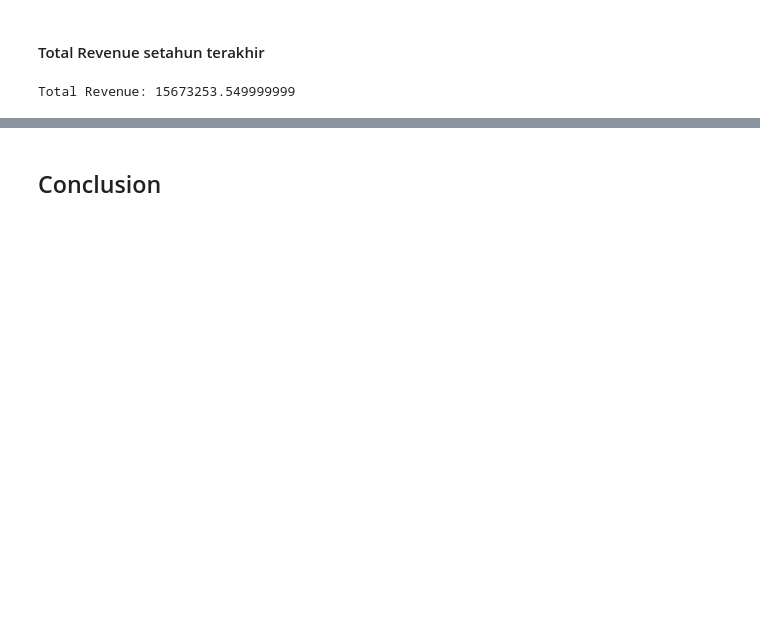
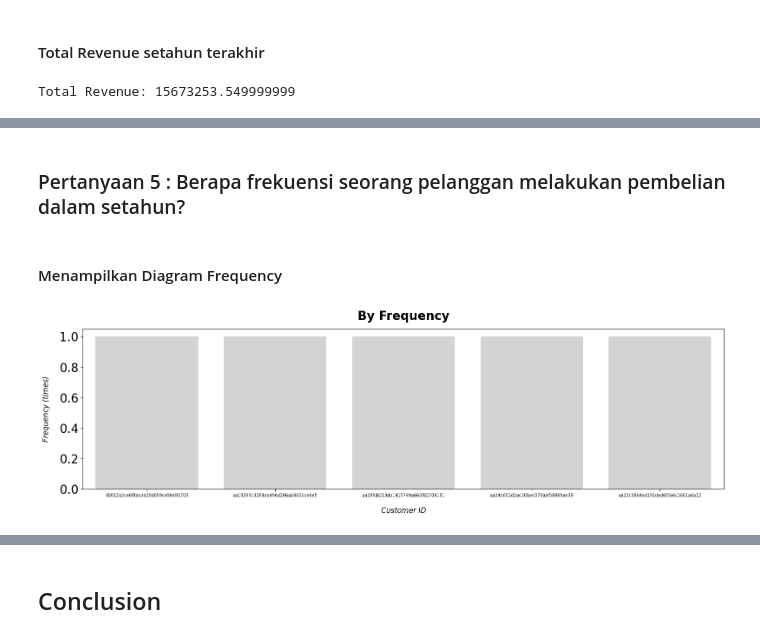
Before and after one commit to Ponyhowlf/Final_Proyek_Analisis_Data, a Jupyter notebook: Final_proyek_analisis_data.ipynb, the cells around one changed output, grey strips where cells are left out. Saved outputs shown, nothing was run; the diff lists cells and outputs as text; code cells hidden in the pictures; blank space fills up the shorter version.

```diff
--- a/Final_proyek_analisis_data.ipynb
+++ b/Final_proyek_analisis_data.ipynb
@@ -1134,0 +1048,21 @@ Total Revenue: 15673253.549999999
+# %% [markdown]
+### Pertanyaan 5 : Berapa frekuensi seorang pelanggan melakukan pembelian dalam setahun?
+# %% [markdown]
+#### Menampilkan Diagram Frequency
+# %%
+fig, ax = plt.subplots(nrows=1, ncols=1, figsize=(16, 5))
+
+colors = ["#D3D3D3", "#D3D3D3", "#D3D3D3", "#D3D3D3", "#D3D3D3"]
+sns.barplot(y="frequency", x="customer_id", hue="customer_id", data=rfm_df.sort_values(by="frequency", ascending=False).head(5), palette=colors, ax=ax)
+
+ax.set_title("By Frequency", loc="center", fontsize=20, fontweight='bold', pad=15)
+
+ax.set_xlabel('Customer ID', fontsize=12, fontstyle='italic', labelpad=15)
+ax.set_ylabel('Frequency (times)', fontsize=12, fontstyle='italic', labelpad=15)
+
+ax.tick_params(axis ='x', labelsize=7)
+ax.tick_params(axis ='y', labelsize=20)
+plt.tight_layout()
+plt.show()
+# %% [output]
+[figure, added]
```
Also changed, not shown: parts of 42 cells of this notebook.
